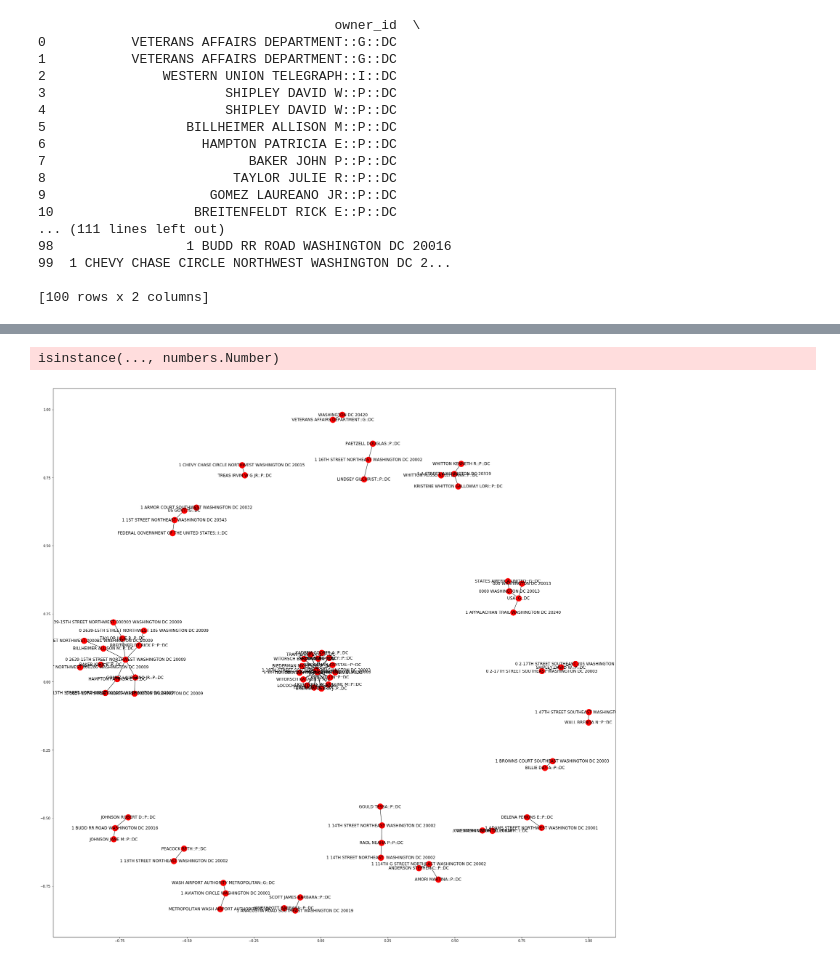
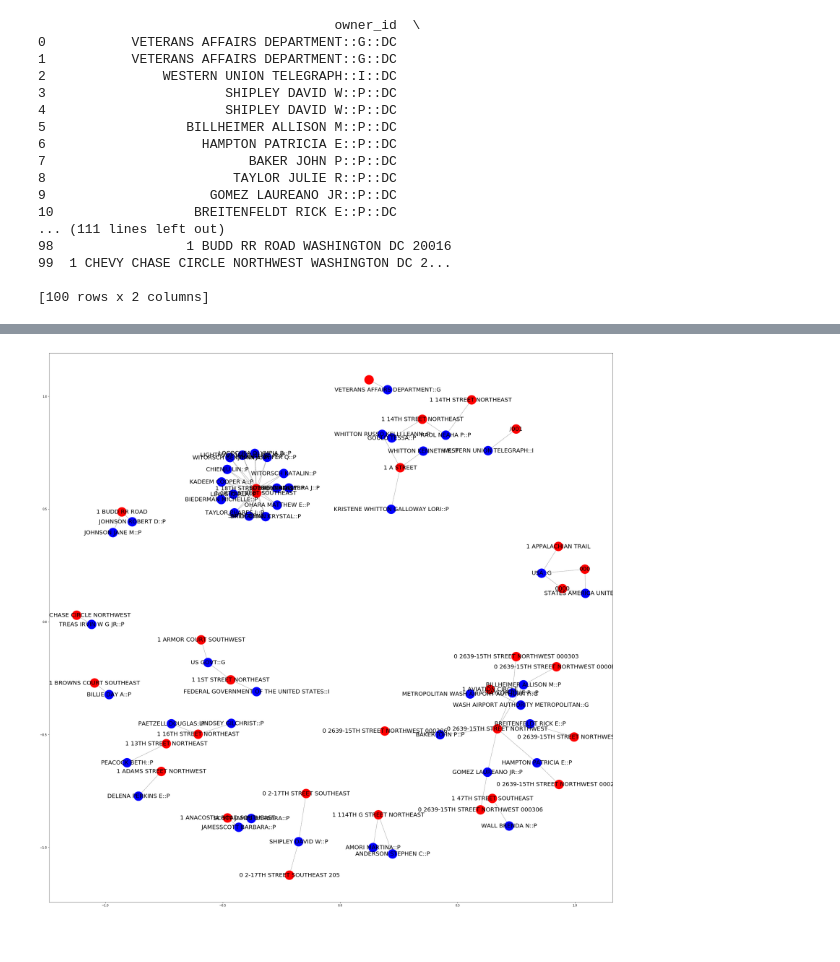
Before and after one commit to alycege/coursera_homework, a Jupyter notebook: Visualizations.ipynb, the cells around one changed output, grey strips where cells are left out. Drawn from its saved outputs; the diff is of its cells as text; code cells hidden in the pictures.

Commit message:
update graph visualization

```diff
--- a/Visualizations.ipynb
+++ b/Visualizations.ipynb
@@ -162,8 +162,8 @@ print(graph_df)
 G = nx.Graph()
 
 for idx in graph_df.index:
-    node1 = graph_df.loc[idx]['owner_id']
-    node2 = graph_df.loc[idx]['address']
+    node1 = '::'.join(graph_df.loc[idx]['owner_id'].split('::')[:2])
+    node2 = graph_df.loc[idx]['address'].split(' WASHINGTON DC')[0]
     G.add_edge(node1, node2)
 # %%
 sorted(G.degree, key=lambda x: x[1], reverse=True)
@@ -188,8 +188,43 @@ sorted(G.degree, key=lambda x: x[1], reverse=True)
-# %%
-fig = plt.figure(figsize=(30, 30))
-nx.draw_networkx(G)
-#plt.savefig('DC_100_nodes_graph.png')
-plt.show()
-# %% [output]
-isinstance(..., numbers.Number)
-[figure, removed]
+# %%
+fig = plt.figure(figsize=(35, 35))
+
+pos = nx.spring_layout(G, scale=1, k=2/np.sqrt(G.order()))
+
+# differentiate nodes based on color
+color_map = []
+for node in G:
+    if '::' in node:
+        color_map.append('blue')
+    else:
+        color_map.append('red')
+
+# reposition labels
+label_ratio = 1/8
+pos_labels = {}
+for aNode in G.nodes():
+    # get node position
+    x, y = pos[aNode]
+
+    # get node's neighborhood centroid
+    N = G[aNode]
+    cx = sum(map(lambda x:pos[x][0], N)) / len(pos)
+    cy = sum(map(lambda x:pos[x][1], N)) / len(pos)
+
+    # getcentroid slope
+    slopeY = (y-cy)
+    slopeX = (x-cx)
+
+    # reposition
+    pos_labels[aNode] = (x+slopeX*label_ratio, y+slopeY*label_ratio)
+
+
+nx.draw_networkx(G, pos=pos_labels,
+                 font_size=20,
+                 node_color=color_map,
+                 style='dotted',
+                 node_size=1000)
+
+#plt.savefig('DC_100_nodes_graph.png')
+plt.show()
+# %% [output]
+[figure, added]
```
Also changed, not shown: parts of 2 cells of this notebook.
